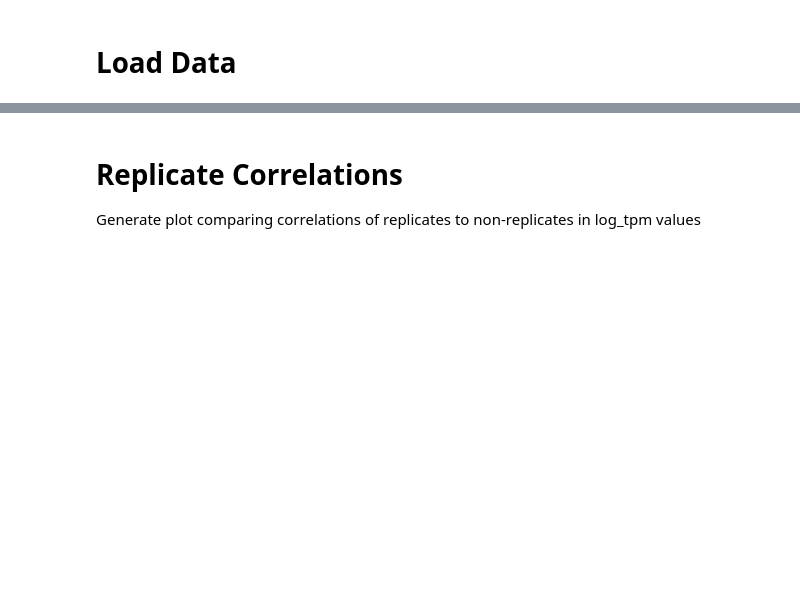
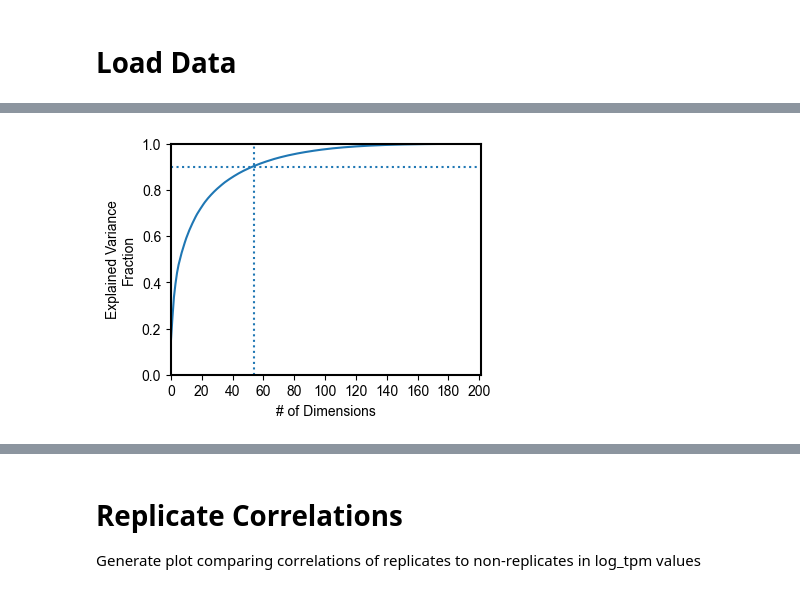
Before and after one commit to SBRG/precise1k, a Jupyter notebook: notebooks/precise1k/fig__investigate_expression.ipynb, the cells around one changed output, grey strips where cells are left out. Drawn from its saved outputs; the diff is of its cells as text; code cells hidden in the pictures; blank space fills up the shorter version.

```diff
--- a/notebooks/precise1k/fig__investigate_expression.ipynb
+++ b/notebooks/precise1k/fig__investigate_expression.ipynb
@@ -44,0 +153,32 @@ log_tpm = pd.read_csv(os.path.join(P1K_PATH, 'log_tpm_qc.csv'), index_col=0)
+# %%
+pca_ale = PCA()
+
+ale_idx = p1k_sample_table[p1k_sample_table['Evolved Sample'].isin(['Midpoint', 'Endpoint'])].index
+ale_A = p1k.A[ale_idx]
+
+ale_A_z = pd.DataFrame(StandardScaler().fit_transform(ale_A.T), index=ale_A.T.index, columns=ale_A.T.columns)
+
+DF_weights = pd.DataFrame(pca_ale.fit_transform(ale_A_z), index=ale_A_z.index)
+DF_components = pd.DataFrame(pca_ale.components_.T, index=ale_A_z.columns)
+# %%
+# Set the explained variance threshold
+var_cutoff = 0.90
+
+fig, (ax_all) = plt.subplots(1, 1, figsize=(4,3))
+pca_var = np.cumsum(pca_ale.explained_variance_ratio_)
+ax_all.plot(pca_var)
+dims = np.where(pca_var > var_cutoff)[0][0] + 1
+ax_all.vlines(dims,0,1,linestyles='dotted')
+ax_all.hlines(var_cutoff,0,len(log_tpm.columns),linestyles='dotted')
+ax_all.set_ylim(0,1)
+ax_all.set_xlim(0,201)
+ax_all.set_ylabel('Explained Variance\nFraction',fontsize=10)
+ax_all.set_xlabel('# of Dimensions',fontsize=10)
+ax_all.set_xticks(np.arange(0, 201, 20))
+for s in ax_all.spines.values():
+    s.set_color('black')
+    s.set_linewidth(1.5)
+
+plt.savefig('/Users/cam/Downloads/pca_ale_cumvar.pdf', dpi = 600, bbox_inches = 'tight')
+# %% [output]
+[figure, added]
```
Also changed, not shown: parts of 63 cells of this notebook, 18 other files.
